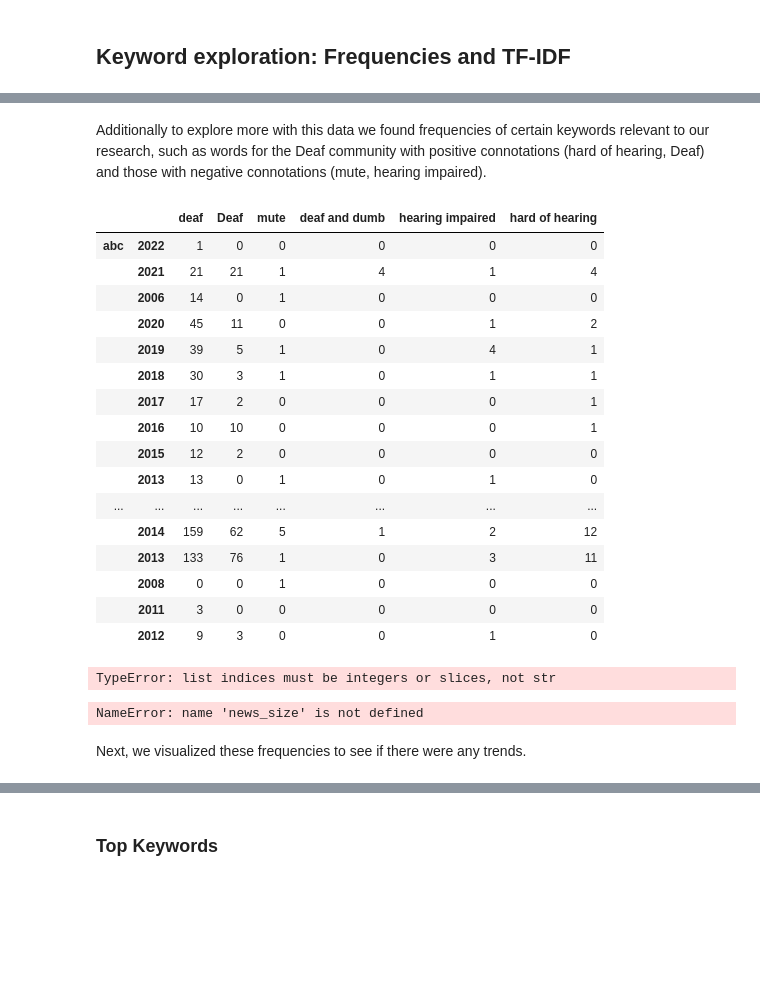
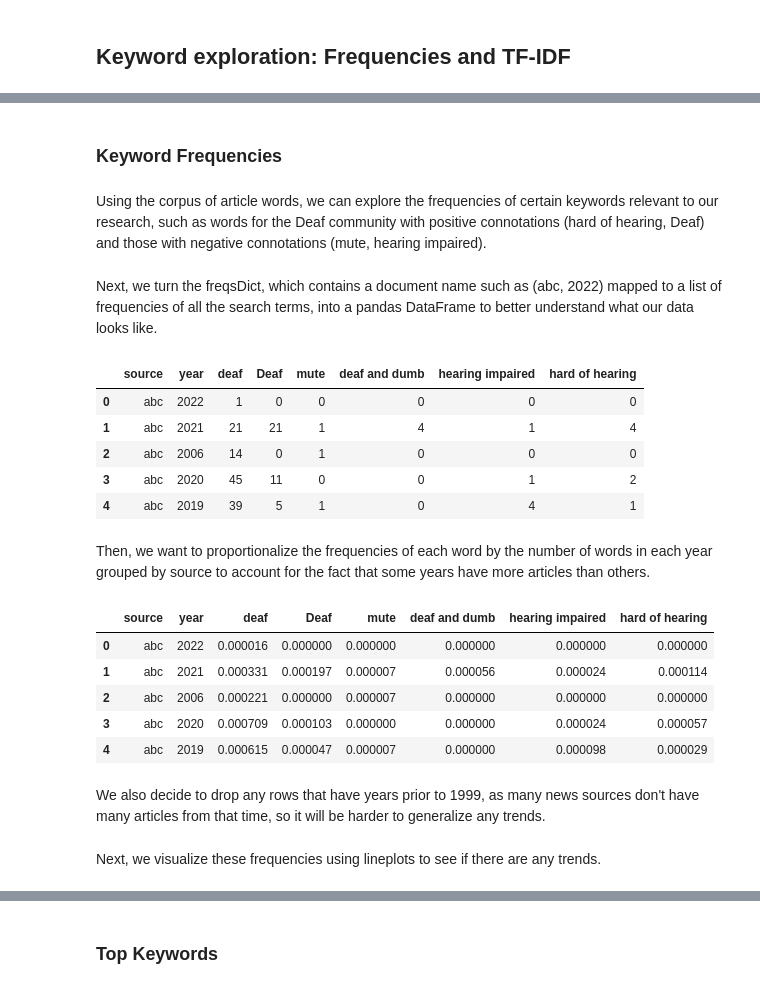
Before and after one commit to lilys01/sentiment-analysis-deaf-community, a Jupyter notebook: FinalProjectGroup054-Wi22.ipynb, the cells around one changed output, grey strips where cells are left out. Drawn from its saved outputs; the diff is of its cells as text; code cells hidden in the pictures; blank space fills up the shorter version.

Commit message:
Finished keyword frequencies analysis, added to conclusion.

```diff
--- a/FinalProjectGroup054-Wi22.ipynb
+++ b/FinalProjectGroup054-Wi22.ipynb
@@ -573,6 +581,8 @@ for source in documents.keys():
     for year in documents[source].keys():
         corpus.append(documents[source][year])
         document_names.append((source, year))
+# %% [markdown]
+### Keyword Frequencies
 # %% [markdown]
-Additionally to explore more with this data we found frequencies of certain keywords relevant to our research, such as words for the Deaf community with positive connotations (hard of hearing, Deaf) and those with negative connotations (mute, hearing impaired).
+Using the corpus of article words, we can explore the frequencies of certain keywords relevant to our research, such as words for the Deaf community with positive connotations (hard of hearing, Deaf) and those with negative connotations (mute, hearing impaired).
 # %%
@@ -585,41 +595,37 @@ for i in range(len(corpus)):
     for term in searchList:
         docFreqs.append(source.count(term))
     freqsDict[sourceName] = docFreqs
+# %% [markdown]
+Next, we turn the freqsDict, which contains a document name such as (abc, 2022) mapped to a list of frequencies of all the search terms, into a pandas DataFrame to better understand what our data looks like.
 # %%
-# turn freqsDict into a pandas DataFrame for easier reading
 terms = pd.DataFrame(data=freqsDict)
 terms = terms.T
-terms.columns = ['deaf', 'Deaf', 'mute', 'deaf and dumb', 'hearing impaired', 'hard of hearing']
-terms
+terms.reset_index(inplace=True)    # split the multiindex into separate columns
+terms.columns = ['source', 'year', 'deaf', 'Deaf', 'mute', 'deaf and dumb', 'hearing impaired', 'hard of hearing']
+terms['year'] = terms['year'].astype(int)
+terms.head()
 # %% [output]
-|  |  | deaf | Deaf | mute | deaf and dumb | hearing impaired | hard of hearing |
-| abc | 2022 | 1 | 0 | 0 | 0 | 0 | 0 |
-|  | 2021 | 21 | 21 | 1 | 4 | 1 | 4 |
-|  | 2006 | 14 | 0 | 1 | 0 | 0 | 0 |
-|  | 2020 | 45 | 11 | 0 | 0 | 1 | 2 |
-|  | 2019 | 39 | 5 | 1 | 0 | 4 | 1 |
-|  | 2018 | 30 | 3 | 1 | 0 | 1 | 1 |
-|  | 2017 | 17 | 2 | 0 | 0 | 0 | 1 |
-|  | 2016 | 10 | 10 | 0 | 0 | 0 | 1 |
-|  | 2015 | 12 | 2 | 0 | 0 | 0 | 0 |
-|  | 2013 | 13 | 0 | 1 | 0 | 1 | 0 |
-| ... | ... | ... | ... | ... | ... | ... | ... |
-|  | 2014 | 159 | 62 | 5 | 1 | 2 | 12 |
-|  | 2013 | 133 | 76 | 1 | 0 | 3 | 11 |
-|  | 2008 | 0 | 0 | 1 | 0 | 0 | 0 |
-|  | 2011 | 3 | 0 | 0 | 0 | 0 | 0 |
-|  | 2012 | 9 | 3 | 0 | 0 | 1 | 0 |
+|  | source | year | deaf | Deaf | mute | deaf and dumb | hearing impaired | hard of hearing |
+| 0 | abc | 2022 | 1 | 0 | 0 | 0 | 0 | 0 |
+| 1 | abc | 2021 | 21 | 21 | 1 | 4 | 1 | 4 |
+| 2 | abc | 2006 | 14 | 0 | 1 | 0 | 0 | 0 |
+| 3 | abc | 2020 | 45 | 11 | 0 | 0 | 1 | 2 |
+| 4 | abc | 2019 | 39 | 5 | 1 | 0 | 4 | 1 |
-# %%
-news_size = [len(corpus[i]) for i in corpus]
-news_size
-# %% [output]
-TypeError: list indices must be integers or slices, not str
+# %% [markdown]
+Then, we want to proportionalize the frequencies of each word by the number of words in each year grouped by source to account for the fact that some years have more articles than others.
 # %%
-# proportionalize for each number in the dataframe
-for i in range(len(terms.columns)):
+news_size = [len(corpus[x]) for x in range(len(corpus))]
+for i in range(2, len(terms.columns)):
     source = terms.columns[i]
     terms[source] = terms[source] / news_size[i]
 
-terms
+terms.head()
 # %% [output]
-NameError: name 'news_size' is not defined
+|  | source | year | deaf | Deaf | mute | deaf and dumb | hearing impaired | hard of hearing |
+| 0 | abc | 2022 | 0.000016 | 0.000000 | 0.000000 | 0.000000 | 0.000000 | 0.000000 |
+| 1 | abc | 2021 | 0.000331 | 0.000197 | 0.000007 | 0.000056 | 0.000024 | 0.000114 |
+| 2 | abc | 2006 | 0.000221 | 0.000000 | 0.000007 | 0.000000 | 0.000000 | 0.000000 |
+| 3 | abc | 2020 | 0.000709 | 0.000103 | 0.000000 | 0.000000 | 0.000024 | 0.000057 |
+| 4 | abc | 2019 | 0.000615 | 0.000047 | 0.000007 | 0.000000 | 0.000098 | 0.000029 |
+# %% [markdown]
+We also decide to drop any rows that have years prior to 1999, as many news sources don't have many articles from that time, so it will be harder to generalize any trends.
@@ -626,2 +634,2 @@ NameError: name 'news_size' is not defined
 # %% [markdown]
-Next, we visualized these frequencies to see if there were any trends.
+Next, we visualize these frequencies using lineplots to see if there are any trends.
```
Also changed, not shown: parts of 35 cells of this notebook.
